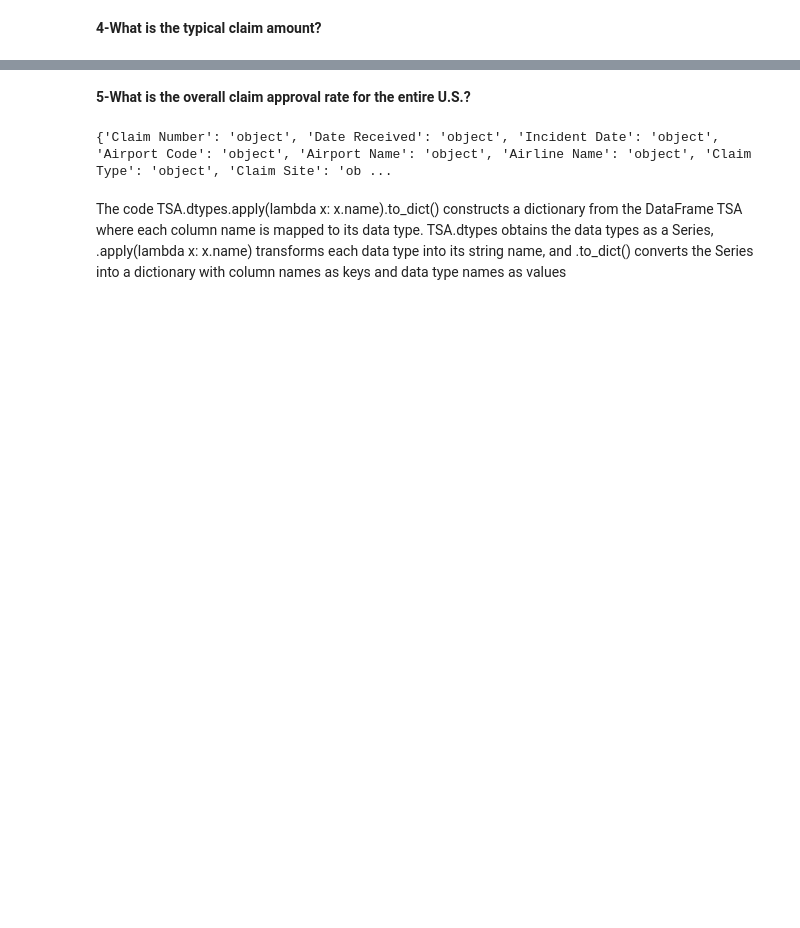
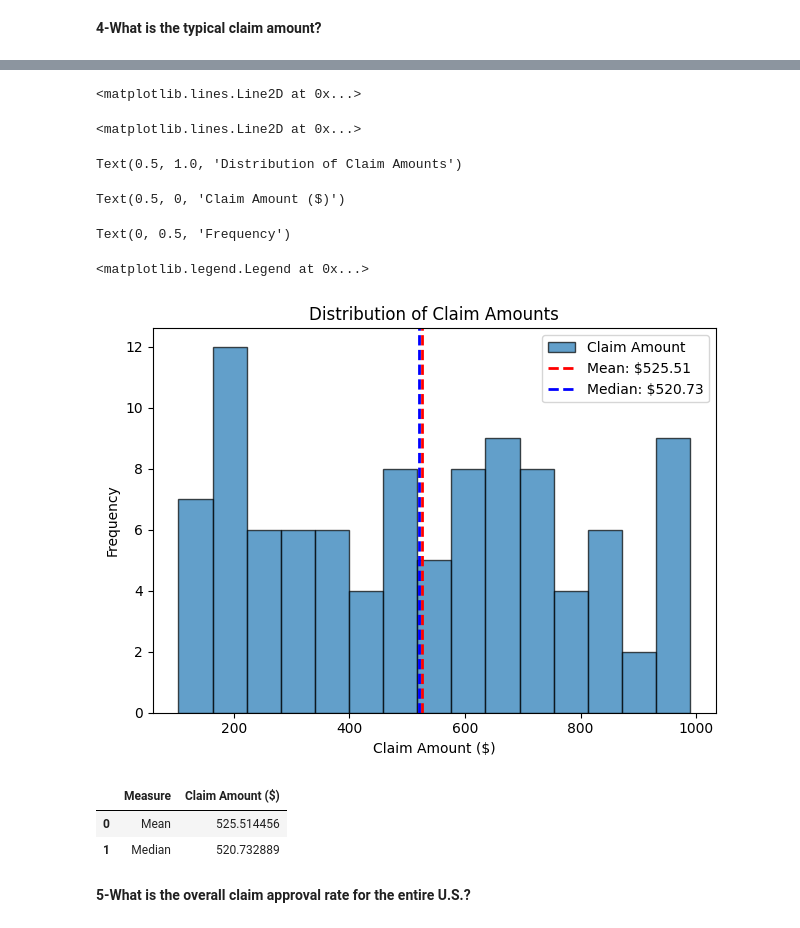
Before and after one commit to Requenamar3/datawrangling, a Jupyter notebook: Martha_Requena_Airport1.ipynb, the cells around one changed output, grey strips where cells are left out. Drawn from its saved outputs; the diff is of its cells as text; code cells hidden in the pictures; blank space fills up the shorter version.

```diff
--- a/Martha_Requena_Airport1.ipynb
+++ b/Martha_Requena_Airport1.ipynb
@@ -160,12 +308,50 @@ print(list_of_duplicate_claim_numbers)
+# %%
+# Generating random claim amounts for demonstration
+np.random.seed(0)
+claim_amounts = np.random.uniform(100, 1000, size=100)  # 100 claim amounts between $100 and $1000
+
+# Creating the DataFrame
+TSA_claims_amounts = pd.DataFrame({
+    'Claim Number': range(1, 101),
+    'Claim Site': np.random.choice(['Checked Baggage', 'Checkpoint', 'Other'], size=100),
+    'Claim Type': np.random.choice(['Property Damage', 'Passenger Property Loss', 'Employee Loss',
+                                    'Passenger Theft', 'Personal Injury'], size=100),
+    'Claim Amount': claim_amounts
+})
+
+# Calculating typical claim amount using mean and median
+mean_claim_amount = TSA_claims_amounts['Claim Amount'].mean()
+median_claim_amount = TSA_claims_amounts['Claim Amount'].median()
+
+# Creating a histogram for the claim amounts
+ax = TSA_claims_amounts['Claim Amount'].plot(kind='hist', bins=15, edgecolor='black', alpha=0.7)
+ax.axvline(mean_claim_amount, color='red', linestyle='dashed', linewidth=2, label=f'Mean: ${mean_claim_amount:.2f}')
+ax.axvline(median_claim_amount, color='blue', linestyle='dashed', linewidth=2, label=f'Median: ${median_claim_amount:.2f}')
+ax.set_title('Distribution of Claim Amounts')
+ax.set_xlabel('Claim Amount ($)')
+ax.set_ylabel('Frequency')
+ax.legend()
+
+# Displaying the histogram
+plt.tight_layout()
+plt.show()
+
+# Displaying the mean and median as a table
+typical_claim_amount_table = pd.DataFrame({
+    'Measure': ['Mean', 'Median'],
+    'Claim Amount ($)': [mean_claim_amount, median_claim_amount]
+})
+typical_claim_amount_table
+# %% [output]
+<matplotlib.lines.Line2D at 0x...>
+<matplotlib.lines.Line2D at 0x...>
+Text(0.5, 1.0, 'Distribution of Claim Amounts')
+Text(0.5, 0, 'Claim Amount ($)')
+Text(0, 0.5, 'Frequency')
+<matplotlib.legend.Legend at 0x...>
+[figure, added]
+|  | Measure | Claim Amount ($) |
+| 0 | Mean | 525.514456 |
+| 1 | Median | 520.732889 |
 # %% [markdown]
 **5-What is the overall claim approval rate for the entire U.S.?**
-# %%
-# Get a dictionary of column names and data types
-data_dictionary = TSA.dtypes.apply(lambda x: x.name).to_dict()
-
-# Print the dictionary
-print(data_dictionary)
-# %% [output]
-{'Claim Number': 'object', 'Date Received': 'object', 'Incident Date': 'object', 'Airport Code': 'object', 'Airport Name': 'object', 'Airline Name': 'object', 'Claim Type': 'object', 'Claim Site': 'ob ...
-# %% [markdown]
-The code TSA.dtypes.apply(lambda x: x.name).to_dict() constructs a dictionary from the DataFrame TSA where each column name is mapped to its data type. TSA.dtypes obtains the data types as a Series, .apply(lambda x: x.name) transforms each data type into its string name, and .to_dict() converts the Series into a dictionary with column names as keys and data type names as values
```
Also changed, not shown: parts of 11 cells of this notebook.
